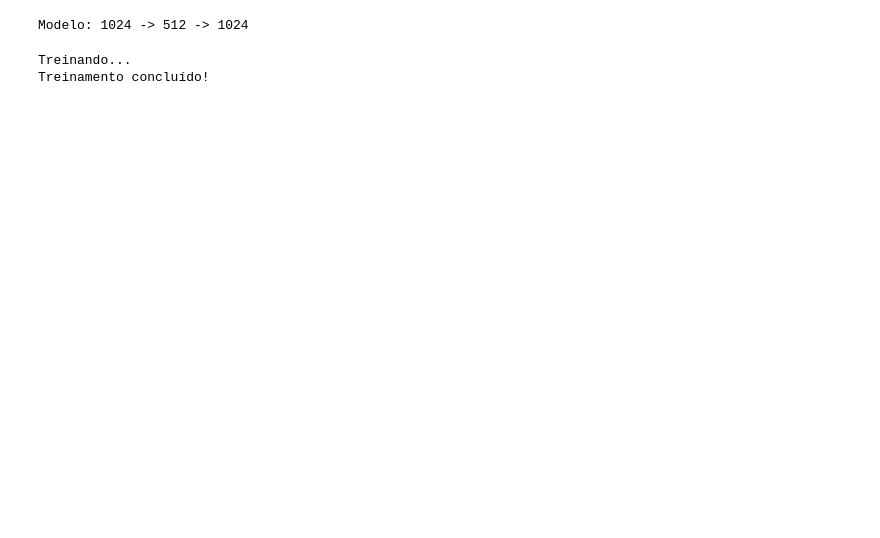
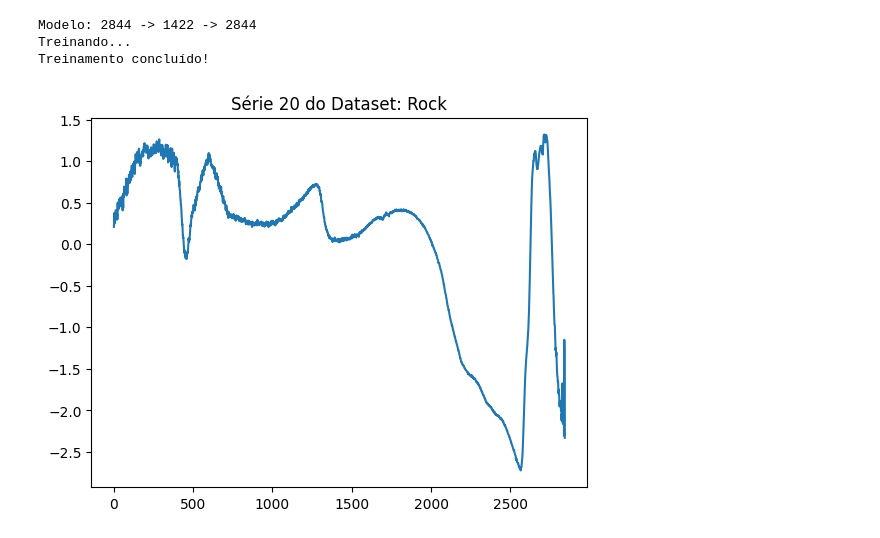
Before and after one commit to MoroFernando/time-series-dimensionality-reduction, a Jupyter notebook: autoencoder.ipynb, the cells around one changed output. Cells and saved outputs as stored; diff of their text form; code cells hidden in the pictures; blank space fills up the shorter version.

```diff
--- a/autoencoder.ipynb
+++ b/autoencoder.ipynb
@@ -36,13 +42,13 @@ class Autoencoder(nn.Module):
 # %%
-dataset = 'StarLightCurves'
+DATASET = 'Rock'
 
-X_train, y_train = load_classification(dataset, split="train")
+X_train, y_train = load_classification(DATASET, split="train")
+X_test, y_test = load_classification(DATASET, split="test")
 
-X_test, y_test = load_classification(dataset, split="test")
-
-
+# Normalização Z-Norm
+X_train = np.array([[znorm(series) for series in sample] for sample in X_train])
+X_test = np.array([[znorm(series) for series in sample] for sample in X_test])
 
 print(f"Shape treino: {X_train.shape}")
-
 print(f"Shape teste: {X_test.shape}")
 # %% [output]
@@ -68,17 +70,18 @@ latent_dim = int(input_dim * bottleneck_percent)
-# %%
-model = Autoencoder(input_dim, latent_dim)
-criterion = nn.MSELoss()
-optimizer = optim.Adam(model.parameters(), lr=0.001)
-
-print(f"\nModelo: {input_dim} -> {latent_dim} -> {input_dim}")
-# %% [output]
-Modelo: 1024 -> 512 -> 1024
 # %%
+INPUT_DIM = X_train_flat.shape[1]
+REDUCTION_RATE = 0.5
+LATENT_DIM = int(INPUT_DIM * REDUCTION_RATE)
+
+model = Autoencoder(INPUT_DIM, LATENT_DIM)
+criterion = nn.MSELoss()
+optimizer = optim.Adam(model.parameters(), lr=0.001)
+
+print(f"\nModelo: {INPUT_DIM} -> {LATENT_DIM} -> {INPUT_DIM}")
 # Treinar
-num_epochs = 100
+EPOCHS = 500
 
 print("Treinando...")
-for epoch in range(num_epochs):
+for epoch in range(EPOCHS):
     for data, _ in train_loader:
         output = model(data)
         loss = criterion(output, data)
@@ -88,6 +91,16 @@ for epoch in range(num_epochs):
 
 print("Treinamento concluído!")
 # %% [output]
+Modelo: 2844 -> 1422 -> 2844
 Treinando...
 Treinamento concluído!
+# %%
+SAMPLE_INDEX = 20
+SAMPLE_SERIE = X_test_tensor[SAMPLE_INDEX]
+
+plt.plot(SAMPLE_SERIE)
+plt.title(f"Série {SAMPLE_INDEX} do Dataset: {DATASET}")
+plt.show()
+# %% [output]
+[figure, added]
 # %%
```
Also changed, not shown: parts of 13 cells of this notebook.
